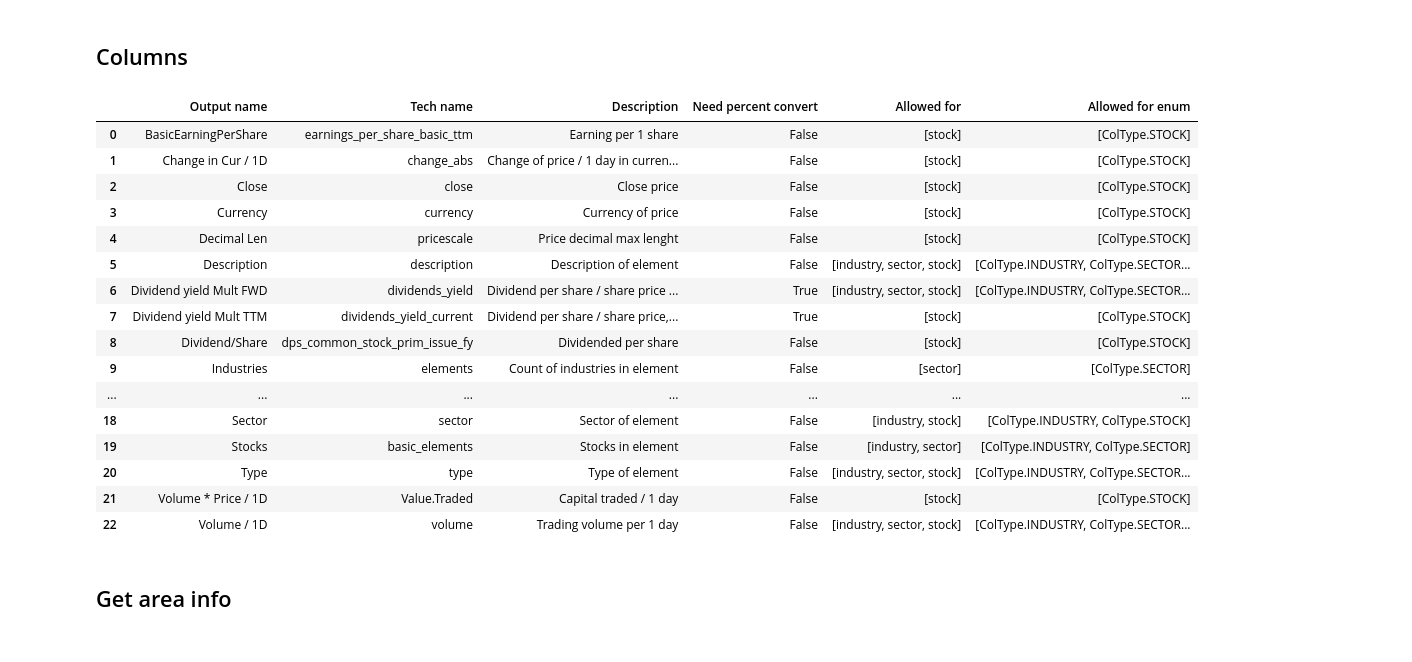
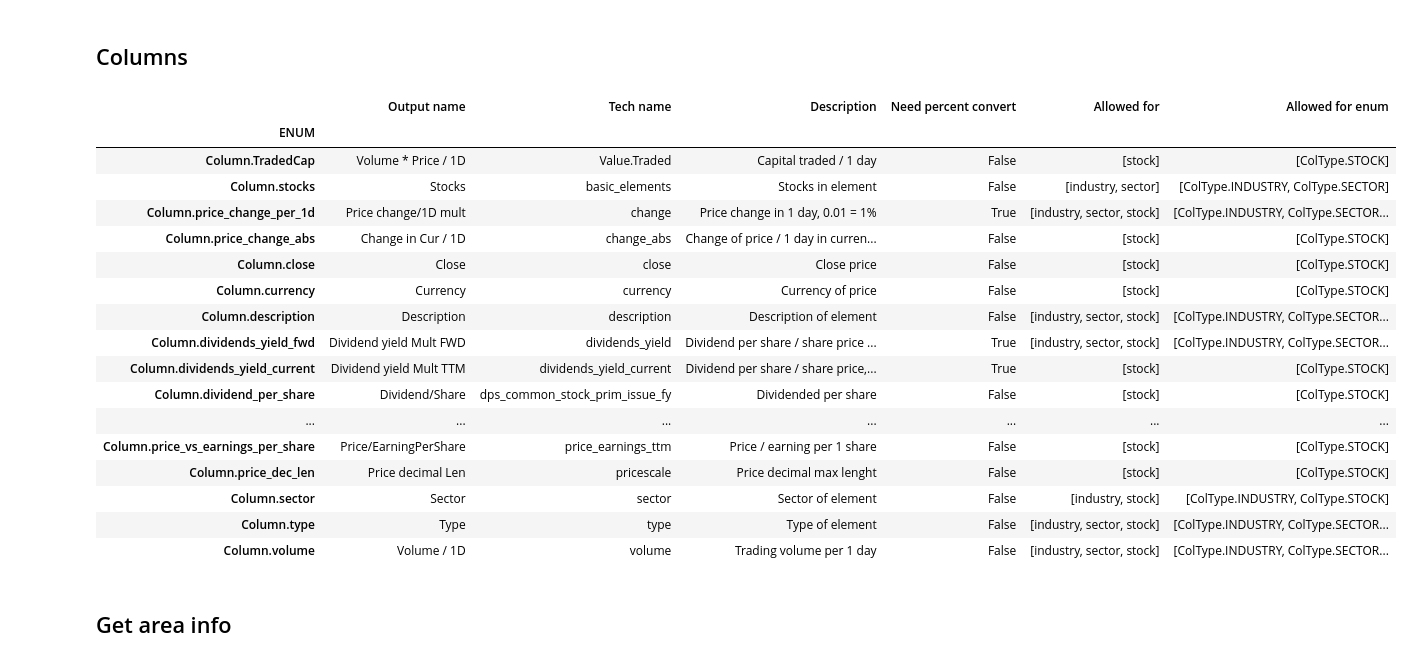
Before and after one commit to NNTrade/Tradingview.com-client, a Jupyter notebook: notebook/client_preview.ipynb, the cells around one changed output. Drawn from its saved outputs; the diff is of its cells as text; code cells hidden in the pictures.

```diff
--- a/notebook/client_preview.ipynb
+++ b/notebook/client_preview.ipynb
@@ -5,26 +5,27 @@ from src.client.usa_stock_market.columns import all_columns, to_df, industry_col
 # %% [markdown]
 ## Columns
 # %%
-col_df = to_df(all_columns)
+col_df = to_df(Column.all_column_info())
 col_df
 # %% [output]
 |  | Output name | Tech name | Description | Need percent convert | Allowed for | Allowed for enum |
-| 0 | BasicEarningPerShare | earnings_per_share_basic_ttm | Earning per 1 share | False | [stock] | [ColType.STOCK] |
-| 1 | Change in Cur / 1D | change_abs | Change of price / 1 day in curren... | False | [stock] | [ColType.STOCK] |
-| 2 | Close | close | Close price | False | [stock] | [ColType.STOCK] |
-| 3 | Currency | currency | Currency of price | False | [stock] | [ColType.STOCK] |
-| 4 | Decimal Len | pricescale | Price decimal max lenght | False | [stock] | [ColType.STOCK] |
-| 5 | Description | description | Description of element | False | [industry, sector, stock] | [ColType.INDUSTRY, ColType.SECTOR... |
-| 6 | Dividend yield Mult FWD | dividends_yield | Dividend per share / share price ... | True | [industry, sector, stock] | [ColType.INDUSTRY, ColType.SECTOR... |
-| 7 | Dividend yield Mult TTM | dividends_yield_current | Dividend per share / share price,... | True | [stock] | [ColType.STOCK] |
-| 8 | Dividend/Share | dps_common_stock_prim_issue_fy | Dividended per share | False | [stock] | [ColType.STOCK] |
-| 9 | Industries | elements | Count of industries in element | False | [sector] | [ColType.SECTOR] |
+| ENUM |  |  |  |  |  |  |
+| Column.TradedCap | Volume * Price / 1D | Value.Traded | Capital traded / 1 day | False | [stock] | [ColType.STOCK] |
+| Column.stocks | Stocks | basic_elements | Stocks in element | False | [industry, sector] | [ColType.INDUSTRY, ColType.SECTOR] |
+| Column.price_change_per_1d | Price change/1D mult | change | Price change in 1 day, 0.01 = 1% | True | [industry, sector, stock] | [ColType.INDUSTRY, ColType.SECTOR... |
+| Column.price_change_abs | Change in Cur / 1D | change_abs | Change of price / 1 day in curren... | False | [stock] | [ColType.STOCK] |
+| Column.close | Close | close | Close price | False | [stock] | [ColType.STOCK] |
+| Column.currency | Currency | currency | Currency of price | False | [stock] | [ColType.STOCK] |
+| Column.description | Description | description | Description of element | False | [industry, sector, stock] | [ColType.INDUSTRY, ColType.SECTOR... |
+| Column.dividends_yield_fwd | Dividend yield Mult FWD | dividends_yield | Dividend per share / share price ... | True | [industry, sector, stock] | [ColType.INDUSTRY, ColType.SECTOR... |
+| Column.dividends_yield_current | Dividend yield Mult TTM | dividends_yield_current | Dividend per share / share price,... | True | [stock] | [ColType.STOCK] |
+| Column.dividend_per_share | Dividend/Share | dps_common_stock_prim_issue_fy | Dividended per share | False | [stock] | [ColType.STOCK] |
 | ... | ... | ... | ... | ... | ... | ... |
-| 18 | Sector | sector | Sector of element | False | [industry, stock] | [ColType.INDUSTRY, ColType.STOCK] |
-| 19 | Stocks | basic_elements | Stocks in element | False | [industry, sector] | [ColType.INDUSTRY, ColType.SECTOR] |
-| 20 | Type | type | Type of element | False | [industry, sector, stock] | [ColType.INDUSTRY, ColType.SECTOR... |
-| 21 | Volume * Price / 1D | Value.Traded | Capital traded / 1 day | False | [stock] | [ColType.STOCK] |
-| 22 | Volume / 1D | volume | Trading volume per 1 day | False | [industry, sector, stock] | [ColType.INDUSTRY, ColType.SECTOR... |
+| Column.price_vs_earnings_per_share | Price/EarningPerShare | price_earnings_ttm | Price / earning per 1 share | False | [stock] | [ColType.STOCK] |
+| Column.price_dec_len | Price decimal Len | pricescale | Price decimal max lenght | False | [stock] | [ColType.STOCK] |
+| Column.sector | Sector | sector | Sector of element | False | [industry, stock] | [ColType.INDUSTRY, ColType.STOCK] |
+| Column.type | Type | type | Type of element | False | [industry, sector, stock] | [ColType.INDUSTRY, ColType.SECTOR... |
+| Column.volume | Volume / 1D | volume | Trading volume per 1 day | False | [industry, sector, stock] | [ColType.INDUSTRY, ColType.SECTOR... |
 # %% [markdown]
 ## Get area info
 # %%
```
Also changed, not shown: parts of 5 cells of this notebook, 10 other files.
